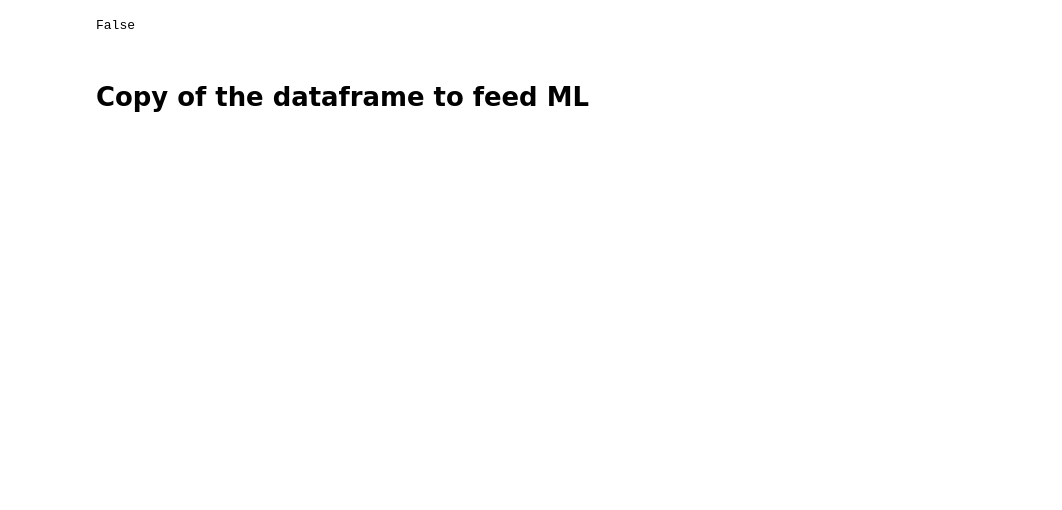
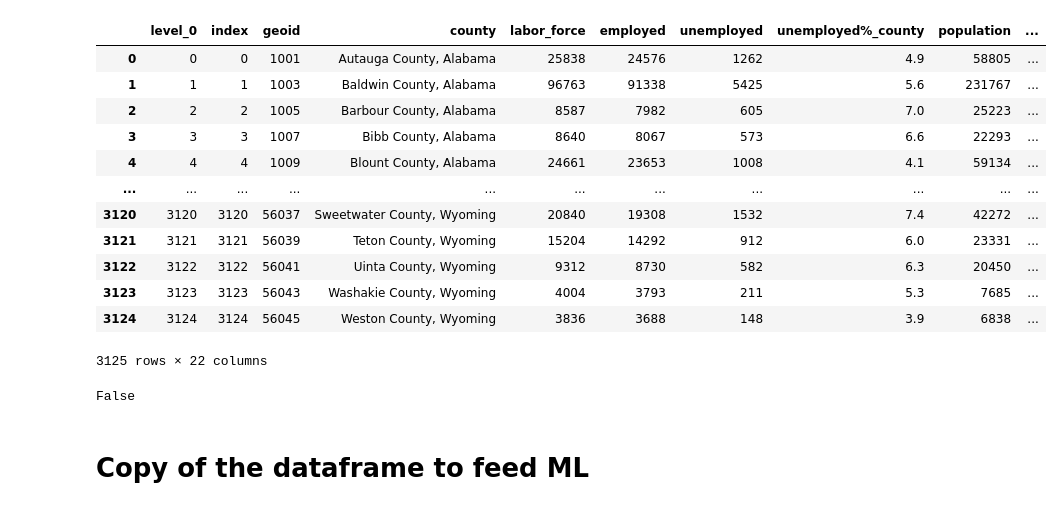
Before and after one commit to reachme1212/final_project, a Jupyter notebook: Model_code/random_forest_regression_variation-education.ipynb, the cells around one changed output. Drawn from its saved outputs; the diff is of its cells as text; code cells hidden in the pictures; blank space fills up the shorter version.

```diff
--- a/Model_code/random_forest_regression_variation-education.ipynb
+++ b/Model_code/random_forest_regression_variation-education.ipynb
@@ -22,9 +22,24 @@ warnings.filterwarnings('ignore')
 # %%
 # pull from database table with education data
 
 engine = create_engine(AWS)
 
-employment_county_df = pd.read_sql('employ_county_edu', engine)
+employment_county_df = pd.read_sql('employ_county_edu', engine )
+employment_county_df
+# %% [output]
+|  | level_0 | index | geoid | county | labor_force | employed | unemployed | unemployed%_county | population | ... |
+| 0 | 0 | 0 | 1001 | Autauga County, Alabama | 25838 | 24576 | 1262 | 4.9 | 58805 | ... |
+| 1 | 1 | 1 | 1003 | Baldwin County, Alabama | 96763 | 91338 | 5425 | 5.6 | 231767 | ... |
+| 2 | 2 | 2 | 1005 | Barbour County, Alabama | 8587 | 7982 | 605 | 7.0 | 25223 | ... |
+| 3 | 3 | 3 | 1007 | Bibb County, Alabama | 8640 | 8067 | 573 | 6.6 | 22293 | ... |
+| 4 | 4 | 4 | 1009 | Blount County, Alabama | 24661 | 23653 | 1008 | 4.1 | 59134 | ... |
+| ... | ... | ... | ... | ... | ... | ... | ... | ... | ... | ... |
+| 3120 | 3120 | 3120 | 56037 | Sweetwater County, Wyoming | 20840 | 19308 | 1532 | 7.4 | 42272 | ... |
+| 3121 | 3121 | 3121 | 56039 | Teton County, Wyoming | 15204 | 14292 | 912 | 6.0 | 23331 | ... |
+| 3122 | 3122 | 3122 | 56041 | Uinta County, Wyoming | 9312 | 8730 | 582 | 6.3 | 20450 | ... |
+| 3123 | 3123 | 3123 | 56043 | Washakie County, Wyoming | 4004 | 3793 | 211 | 5.3 | 7685 | ... |
+| 3124 | 3124 | 3124 | 56045 | Weston County, Wyoming | 3836 | 3688 | 148 | 3.9 | 6838 | ... |
+3125 rows × 22 columns
 # %%
 # employment_county_df  = pd.read_csv('../data_files/Employment_by_County_with_education_info.csv', index_col=0)
 # employment_county_df.head(5)
```
Also changed, not shown: parts of 23 cells of this notebook, 1 other file.
